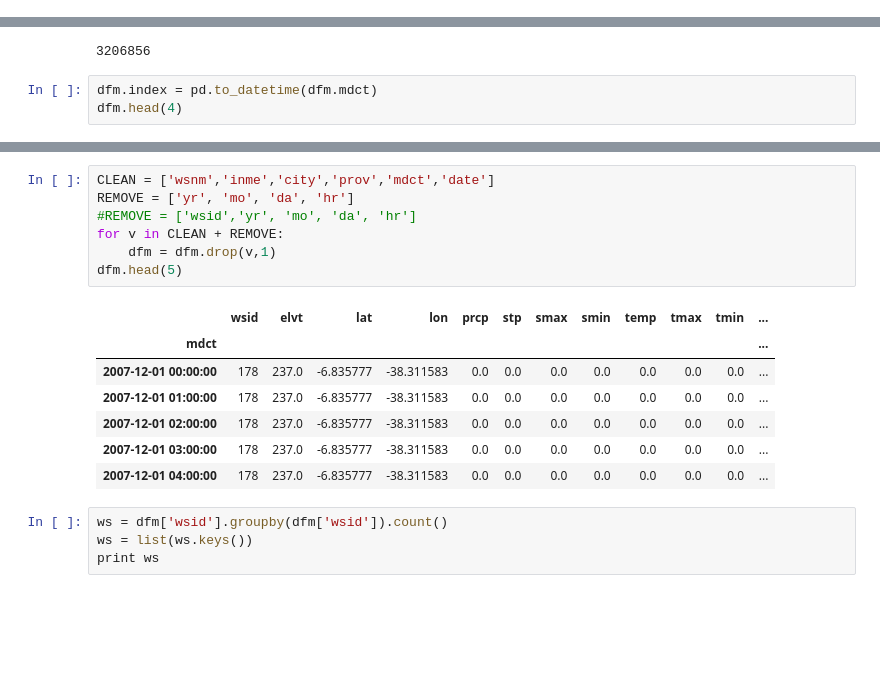
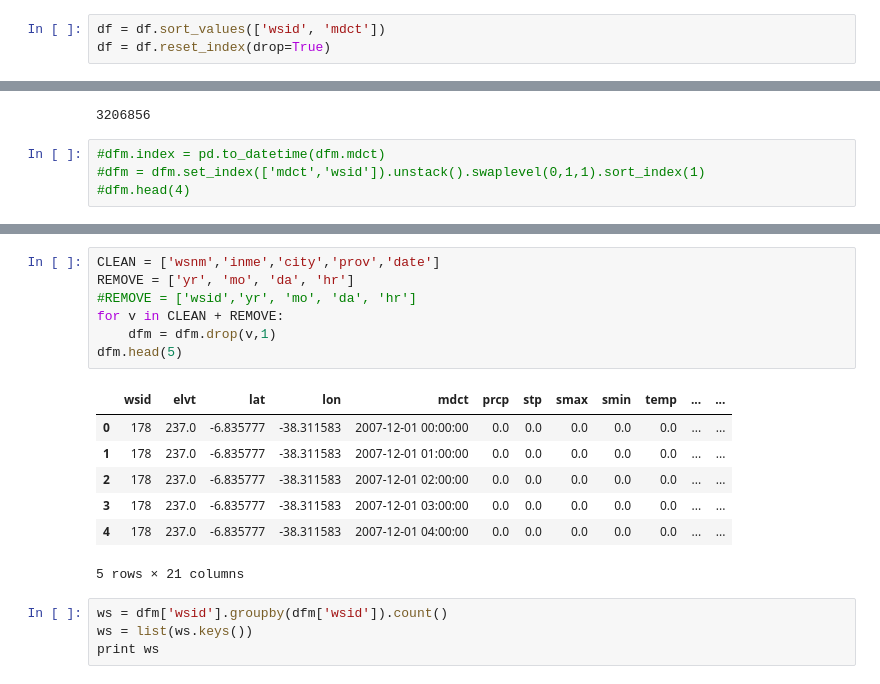
Before and after one commit to dedeco/bigclima-project, a Jupyter notebook: notebooks/graphs-zarate-nn6-summer-smote.ipynb, the cells around one changed output, grey strips where cells are left out. Saved outputs shown, nothing was run; the diff lists cells and outputs as text; blank space fills up the shorter version.

```diff
--- a/notebooks/graphs-zarate-nn6-summer-smote.ipynb
+++ b/notebooks/graphs-zarate-nn6-summer-smote.ipynb
@@ -36,3 +36,6 @@ df.head(3)
 | 601 | 178 | SÃO GONÇALO | 237.0 | -6.835777 | -38.311583 | A333 | São Gonçalo | RJ | 2007-12-01 01:00:00 | 2007-12-01 | ... | ... |
 | 602 | 178 | SÃO GONÇALO | 237.0 | -6.835777 | -38.311583 | A333 | São Gonçalo | RJ | 2007-12-01 02:00:00 | 2007-12-01 | ... | ... |
 3 rows × 31 columns
+# %%
+df = df.sort_values(['wsid', 'mdct'])
+df = df.reset_index(drop=True)
@@ -200,5 +212,6 @@ len(dfm)
 # %% [output]
 3206856
 # %%
-dfm.index = pd.to_datetime(dfm.mdct)
-dfm.head(4)
+#dfm.index = pd.to_datetime(dfm.mdct)
+#dfm = dfm.set_index(['mdct','wsid']).unstack().swaplevel(0,1,1).sort_index(1)
+#dfm.head(4)
@@ -213,18 +218,18 @@ dfm.head(4)
 # %%
-CLEAN = ['wsnm','inme','city','prov','mdct','date']
+CLEAN = ['wsnm','inme','city','prov','date']
 REMOVE = ['yr', 'mo', 'da', 'hr']
 #REMOVE = ['wsid','yr', 'mo', 'da', 'hr']
 for v in CLEAN + REMOVE:
     dfm = dfm.drop(v,1)
 dfm.head(5)
 # %% [output]
-|  | wsid | elvt | lat | lon | prcp | stp | smax | smin | temp | tmax | tmin | ... |
-| mdct |  |  |  |  |  |  |  |  |  |  |  | ... |
-| 2007-12-01 00:00:00 | 178 | 237.0 | -6.835777 | -38.311583 | 0.0 | 0.0 | 0.0 | 0.0 | 0.0 | 0.0 | 0.0 | ... |
-| 2007-12-01 01:00:00 | 178 | 237.0 | -6.835777 | -38.311583 | 0.0 | 0.0 | 0.0 | 0.0 | 0.0 | 0.0 | 0.0 | ... |
-| 2007-12-01 02:00:00 | 178 | 237.0 | -6.835777 | -38.311583 | 0.0 | 0.0 | 0.0 | 0.0 | 0.0 | 0.0 | 0.0 | ... |
-| 2007-12-01 03:00:00 | 178 | 237.0 | -6.835777 | -38.311583 | 0.0 | 0.0 | 0.0 | 0.0 | 0.0 | 0.0 | 0.0 | ... |
-| 2007-12-01 04:00:00 | 178 | 237.0 | -6.835777 | -38.311583 | 0.0 | 0.0 | 0.0 | 0.0 | 0.0 | 0.0 | 0.0 | ... |
+|  | wsid | elvt | lat | lon | mdct | prcp | stp | smax | smin | temp | ... | ... |
+| 0 | 178 | 237.0 | -6.835777 | -38.311583 | 2007-12-01 00:00:00 | 0.0 | 0.0 | 0.0 | 0.0 | 0.0 | ... | ... |
+| 1 | 178 | 237.0 | -6.835777 | -38.311583 | 2007-12-01 01:00:00 | 0.0 | 0.0 | 0.0 | 0.0 | 0.0 | ... | ... |
+| 2 | 178 | 237.0 | -6.835777 | -38.311583 | 2007-12-01 02:00:00 | 0.0 | 0.0 | 0.0 | 0.0 | 0.0 | ... | ... |
+| 3 | 178 | 237.0 | -6.835777 | -38.311583 | 2007-12-01 03:00:00 | 0.0 | 0.0 | 0.0 | 0.0 | 0.0 | ... | ... |
+| 4 | 178 | 237.0 | -6.835777 | -38.311583 | 2007-12-01 04:00:00 | 0.0 | 0.0 | 0.0 | 0.0 | 0.0 | ... | ... |
+5 rows × 21 columns
 # %%
 ws = dfm['wsid'].groupby(dfm['wsid']).count()
 ws = list(ws.keys())
```
Also changed, not shown: parts of 21 cells of this notebook.
